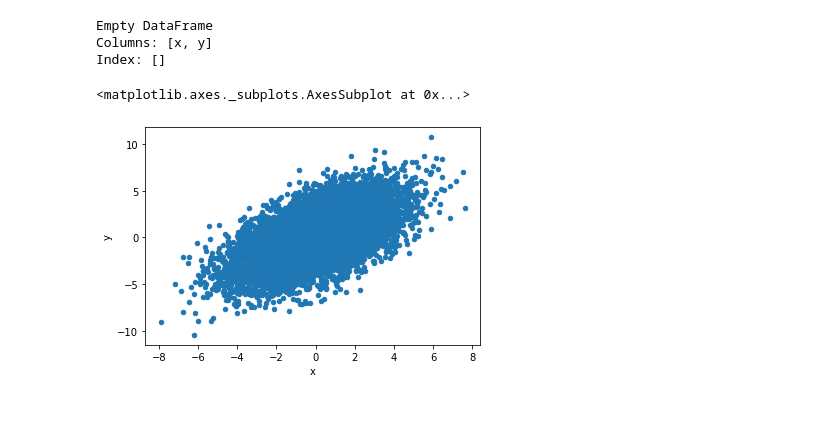
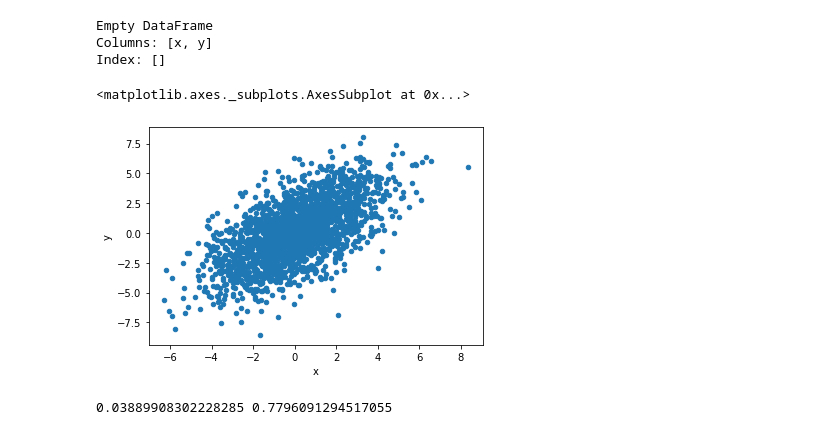
Before and after one commit to MJimitater/epistomology, a Jupyter notebook: linear_regression.ipynb, the cells around one changed output. Drawn from its saved outputs; the diff is of its cells as text; code cells hidden in the pictures.

```diff
--- a/linear_regression.ipynb
+++ b/linear_regression.ipynb
@@ -5,20 +5,31 @@ import scipy.stats
 # %%
 df = pd.DataFrame(columns=['x','y'])
 print(df)
 
 #x_norm = np.linspace(-5,5,300)
 
 #st_norm_distr = scipy.stats.norm.rvs(size=10)
-X = 2*scipy.stats.norm.rvs(size=10000)
-Y = 0.75*X + 2*scipy.stats.norm.rvs(size=10000)
+X = 2*scipy.stats.norm.rvs(size=2000)
+Y = 0.75*X + 2*scipy.stats.norm.rvs(size=2000)
 
 df['x']=X
 df['y']=Y
 
 df.plot.scatter(x='x', y='y')
 # %% [output]
 Empty DataFrame
 Columns: [x, y]
 Index: []
 <matplotlib.axes._subplots.AxesSubplot at 0x...>
-[figure, old version]
+[figure, new version]
+# %%
+x_mean = df['x'].mean()
+y_mean = df['y'].mean()
+
+beta_1 = sum( (X-x_mean)*(Y-y_mean) ) / sum( np.power(X-x_mean,2))
+
+beta_0 = y_mean - beta_1*x_mean
+
+print(beta_0, beta_1)
+# %% [output]
+0.03889908302228285 0.7796091294517055
```
Also changed, not shown: parts of 2 cells of this notebook, 1 other file.
